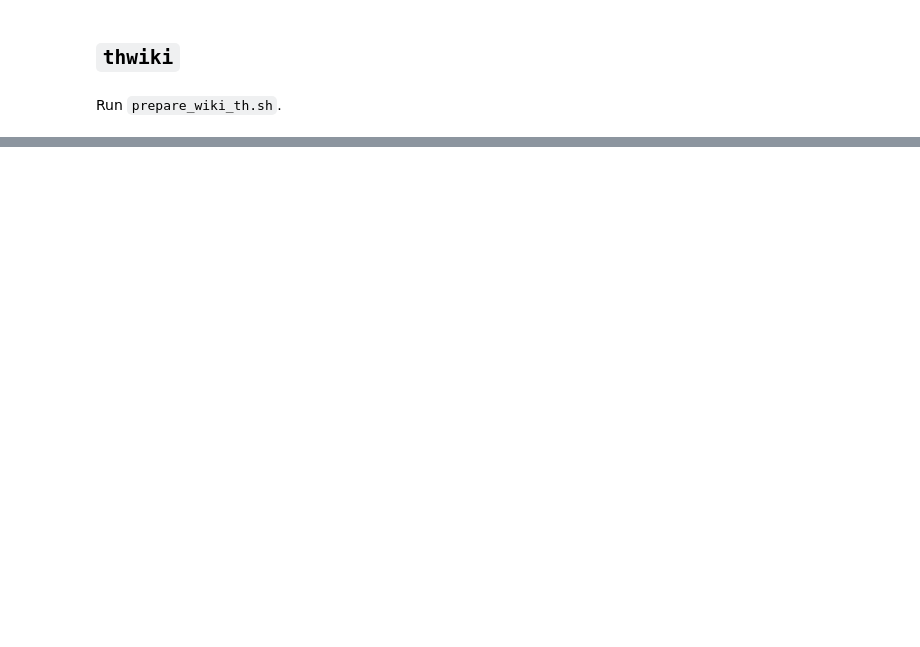
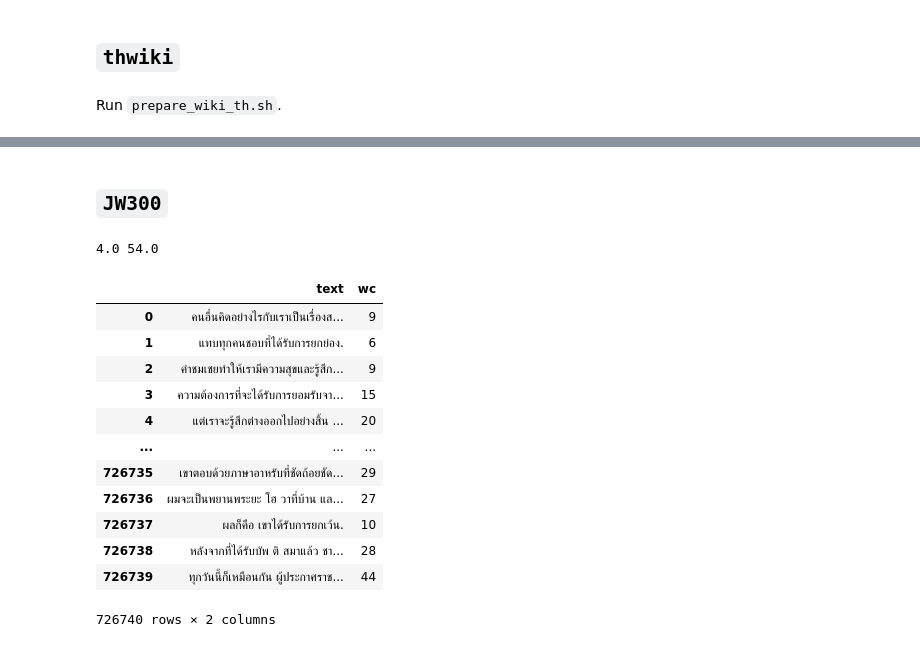
Before and after one commit to vistec-AI/thai2transformers, a Jupyter notebook: preprocess_datasets.ipynb, the cells around one changed output, grey strips where cells are left out. Saved outputs shown, nothing was run; the diff lists cells and outputs as text; code cells hidden in the pictures; blank space fills up the shorter version.

```diff
--- a/preprocess_datasets.ipynb
+++ b/preprocess_datasets.ipynb
@@ -414,12 +297,0 @@ test.tail()
-# %%
-lines = []
-nb_tokens = []
-with open('raw_data/thwiki/wiki/th-all/th.wiki.valid.tokens') as f:
-    for l in tqdm_notebook(f.readlines()):
-        nb_token=len(word_tokenize(l))
-        if nb_token>1:
-            lines.append(l[:-1])
-            nb_tokens.append(nb_token-1)
-valid = pd.DataFrame({'category':'encyclopedia','dataset_name':'thwiki',
-                   'text':lines, 'nb_tokens': nb_tokens})
-valid.tail()
@@ -443,12 +297,0 @@ valid.head()
-# %%
-lines = []
-nb_tokens = []
-with open('raw_data/thwiki/wiki/th-all/th.wiki.train.tokens') as f:
-    for l in tqdm_notebook(f.readlines()):
-        nb_token=len(word_tokenize(l))
-        if nb_token>1:
-            lines.append(l[:-1])
-            nb_tokens.append(nb_token-1)
-train = pd.DataFrame({'category':'encyclopedia','dataset_name':'thwiki',
-                   'text':lines, 'nb_tokens': nb_tokens})
-train.tail()
@@ -468,0 +298,8 @@ df.shape
+# %%
+with open('raw_data/thwiki/wiki/th-all/th.wiki.test.tokens') as f:
+    test_df = process_one(list(f.readlines()))
+with open('raw_data/thwiki/wiki/th-all/th.wiki.valid.tokens') as f:
+    valid_df = process_one(list(f.readlines()))
+with open('raw_data/thwiki/wiki/th-all/th.wiki.train.tokens') as f:
+    train_df = process_one(list(f.readlines()))
+df = pd.concat([test_df,valid_df,train_df]).reset_index(drop=True)
@@ -468,0 +314,4 @@ df.shape
+# %%
+with open('cleaned_data/thwiki-cleaned/thwiki.txt','r') as f:
+    x = f.readlines()
+x[:10]
@@ -468,0 +329,2 @@ df.shape
+# %% [markdown]
+## `JW300`
@@ -468,0 +335,20 @@ df.shape
+# %%
+with open('raw_data/jw300/th.txt') as f:
+    x = [i.replace(' \u200b ','') for i in  f.readlines()]
+    df = process_one(x)
+df
+# %% [output]
+4.0 54.0
+|  | text | wc |
+| 0 | คนอื่นคิดอย่างไรกับเราเป็นเรื่องส... | 9 |
+| 1 | แทบทุกคนชอบที่ได้รับการยกย่อง. | 6 |
+| 2 | คำชมเชยทำให้เรามีความสุขและรู้สึก... | 9 |
+| 3 | ความต้องการที่จะได้รับการยอมรับจา... | 15 |
+| 4 | แต่เราจะรู้สึกต่างออกไปอย่างสิ้น ... | 20 |
+| ... | ... | ... |
+| 726735 | เขาตอบด้วยภาษาอาหรับที่ชัดถ้อยชัด... | 29 |
+| 726736 | ผมจะเป็นพยานพระยะ โฮ วาที่บ้าน แล... | 27 |
+| 726737 | ผลก็คือ เขาได้รับการยกเว้น. | 10 |
+| 726738 | หลังจากที่ได้รับบัพ ติ สมาแล้ว ชา... | 28 |
+| 726739 | ทุกวันนี้ก็เหมือนกัน ผู้ประกาศราช... | 44 |
+726740 rows × 2 columns
```
Also changed, not shown: parts of 127 cells of this notebook, 3 other files.
